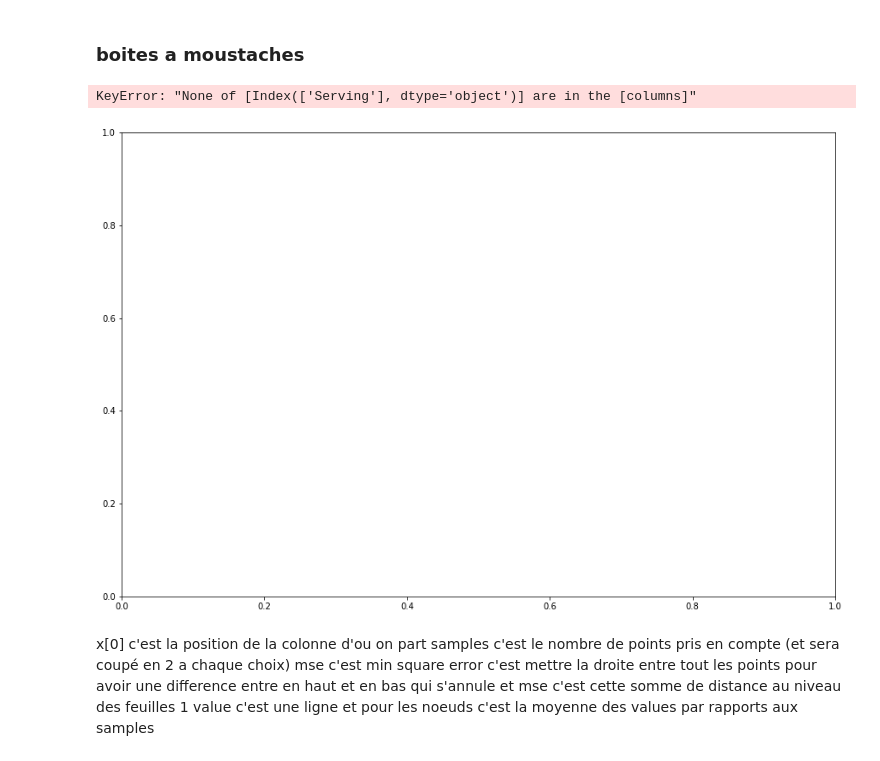
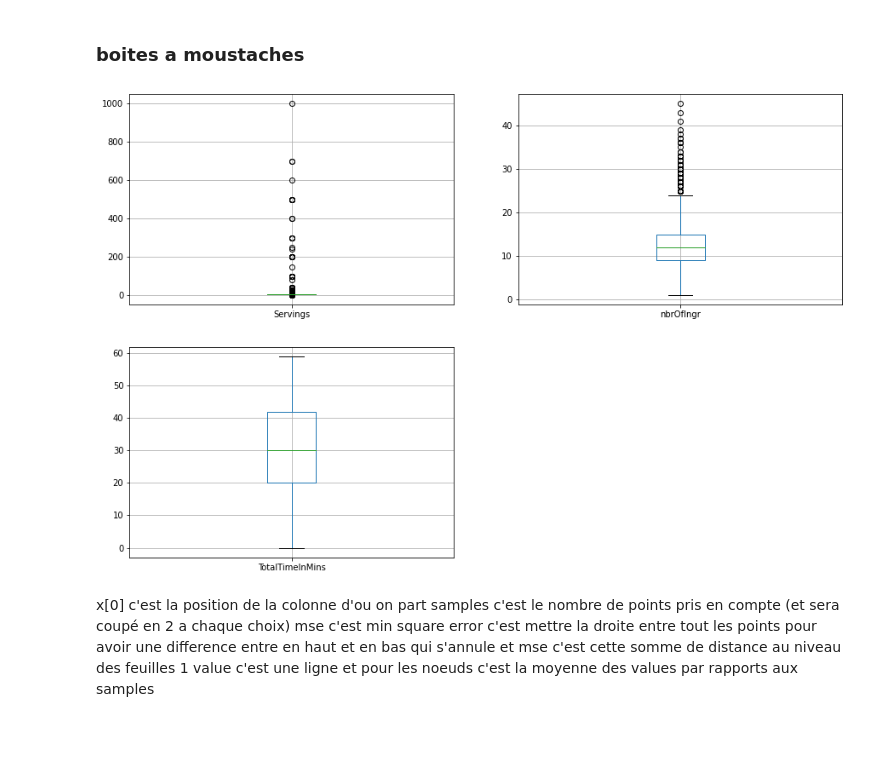
Before and after one commit to ArmandBroutinDev/python, a Jupyter notebook: projet.ipynb, the cells around one changed output. Drawn from its saved outputs; the diff is of its cells as text; code cells hidden in the pictures; blank space fills up the shorter version.

```diff
--- a/projet.ipynb
+++ b/projet.ipynb
@@ -341,12 +341,11 @@ dtype: object
 ### boites a moustaches
 # %%
 plt.figure(figsize=(15,10))
-for i, col in enumerate(['Serving','nbrOfIngredients','TotalTimeInMins'], start=1):
-    plt.subplot(1,1,i)
+for i, col in enumerate(['Servings','nbrOfIngr','TotalTimeInMins'], start=1):
+    plt.subplot(2,2,i)
     clean.boxplot(col)
 # %% [output]
-KeyError: "None of [Index(['Serving'], dtype='object')] are in the [columns]"
-[figure, old version]
+[figure, new version]
 # %% [markdown]
 x[0] c'est la position de la colonne d'ou on part
 samples c'est le nombre de points pris en compte (et sera coupé en 2 a chaque choix)
```
